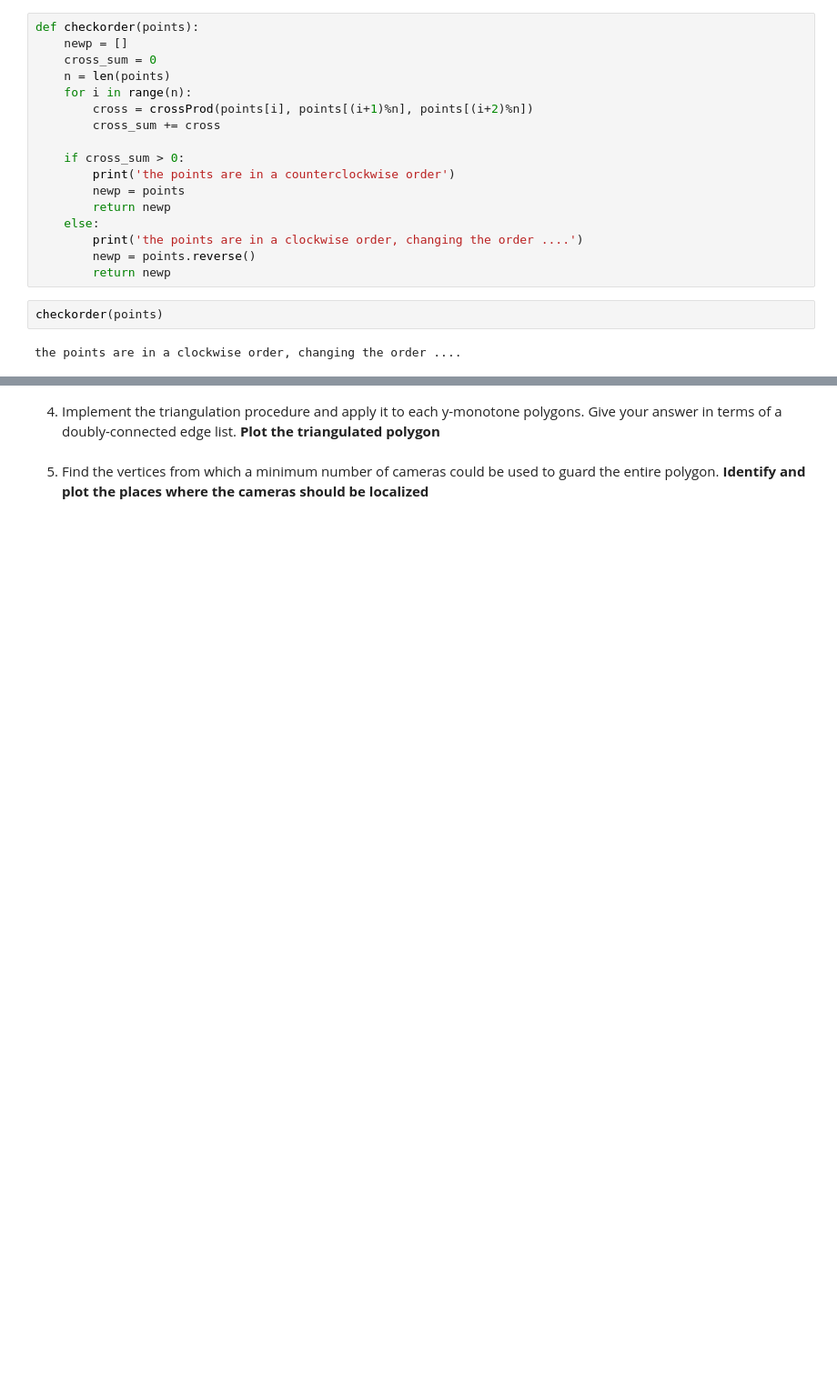
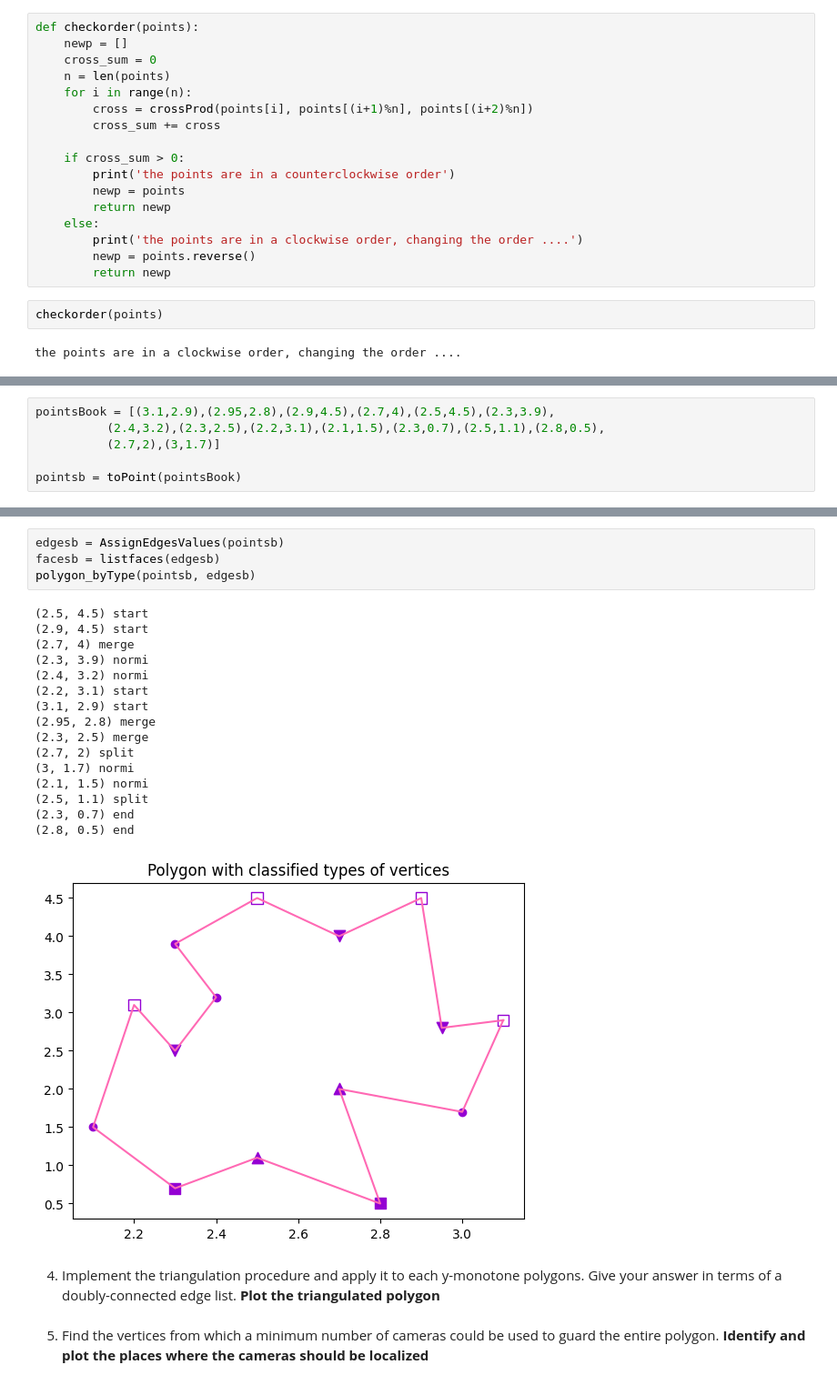
Before and after one commit to valeferreiraan/GeometriaComputacional, a Jupyter notebook: Tareas/Tarea2_ValeriaFerreira.ipynb, the cells around one changed output, grey strips where cells are left out. Shown: that part at 91% size. Saved outputs shown, nothing was run; the diff lists cells and outputs as text; blank space fills up the shorter version.

```diff
--- a/Tareas/Tarea2_ValeriaFerreira.ipynb
+++ b/Tareas/Tarea2_ValeriaFerreira.ipynb
@@ -286,0 +450,6 @@ def YMonotone(lists):
+# %%
+pointsBook = [(3.1,2.9),(2.95,2.8),(2.9,4.5),(2.7,4),(2.5,4.5),(2.3,3.9),
+          (2.4,3.2),(2.3,2.5),(2.2,3.1),(2.1,1.5),(2.3,0.7),(2.5,1.1),(2.8,0.5),
+          (2.7,2),(3,1.7)]
+
+pointsb = toPoint(pointsBook)
@@ -287,3 +475,24 @@ def YMonotone(lists):
+# %%
+edgesb = AssignEdgesValues(pointsb)
+facesb = listfaces(edgesb)
+polygon_byType(pointsb, edgesb)
+# %% [output]
+(2.5, 4.5) start
+(2.9, 4.5) start
+(2.7, 4) merge
+(2.3, 3.9) normi
+(2.4, 3.2) normi
+(2.2, 3.1) start
+(3.1, 2.9) start
+(2.95, 2.8) merge
+(2.3, 2.5) merge
+(2.7, 2) split
+(3, 1.7) normi
+(2.1, 1.5) normi
+(2.5, 1.1) split
+(2.3, 0.7) end
+(2.8, 0.5) end
+[figure, added]
 # %% [markdown]
 4. Implement the triangulation procedure and apply it to each y-monotone polygons. Give your answer in terms of a doubly-connected edge list. **Plot the triangulated polygon**
 # %% [markdown]
```
Also changed, not shown: parts of 55 cells of this notebook, 1 other file.
